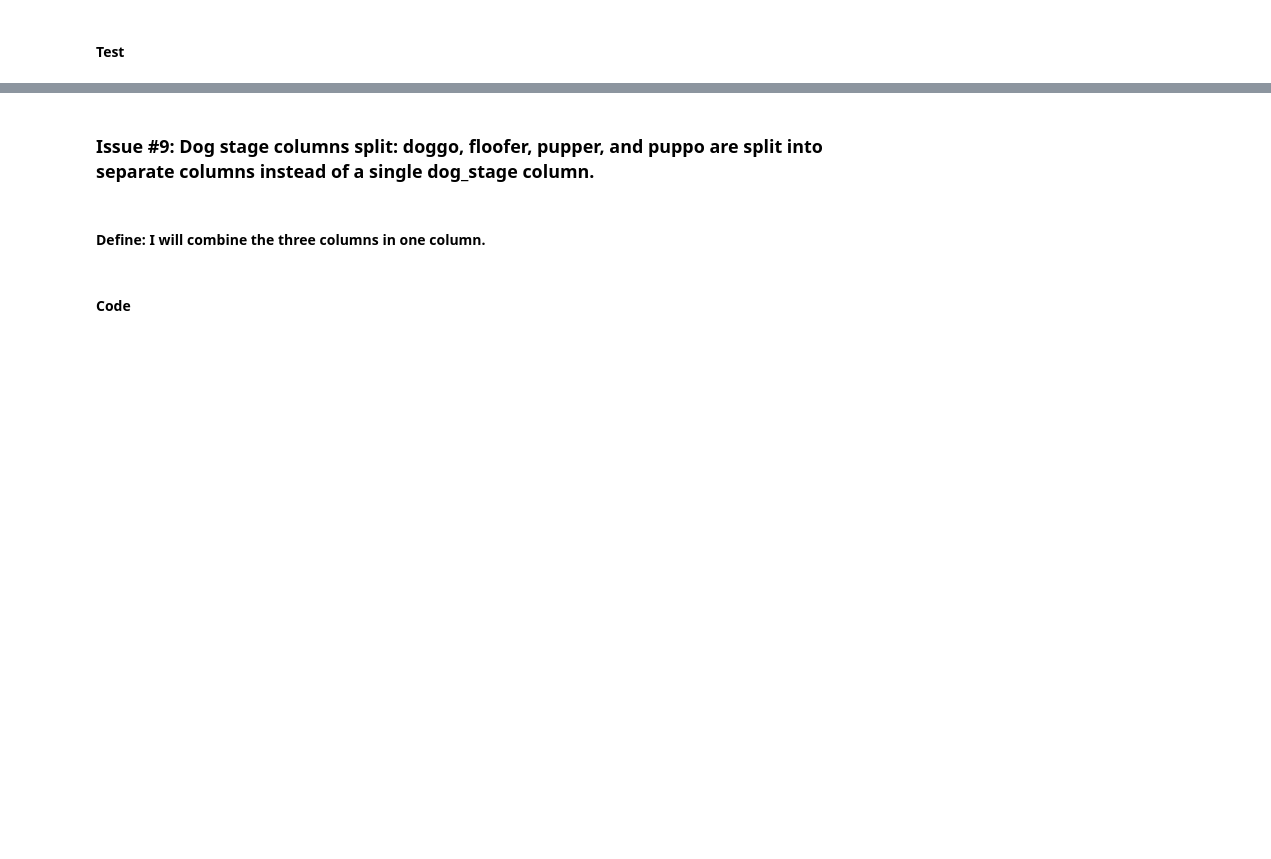
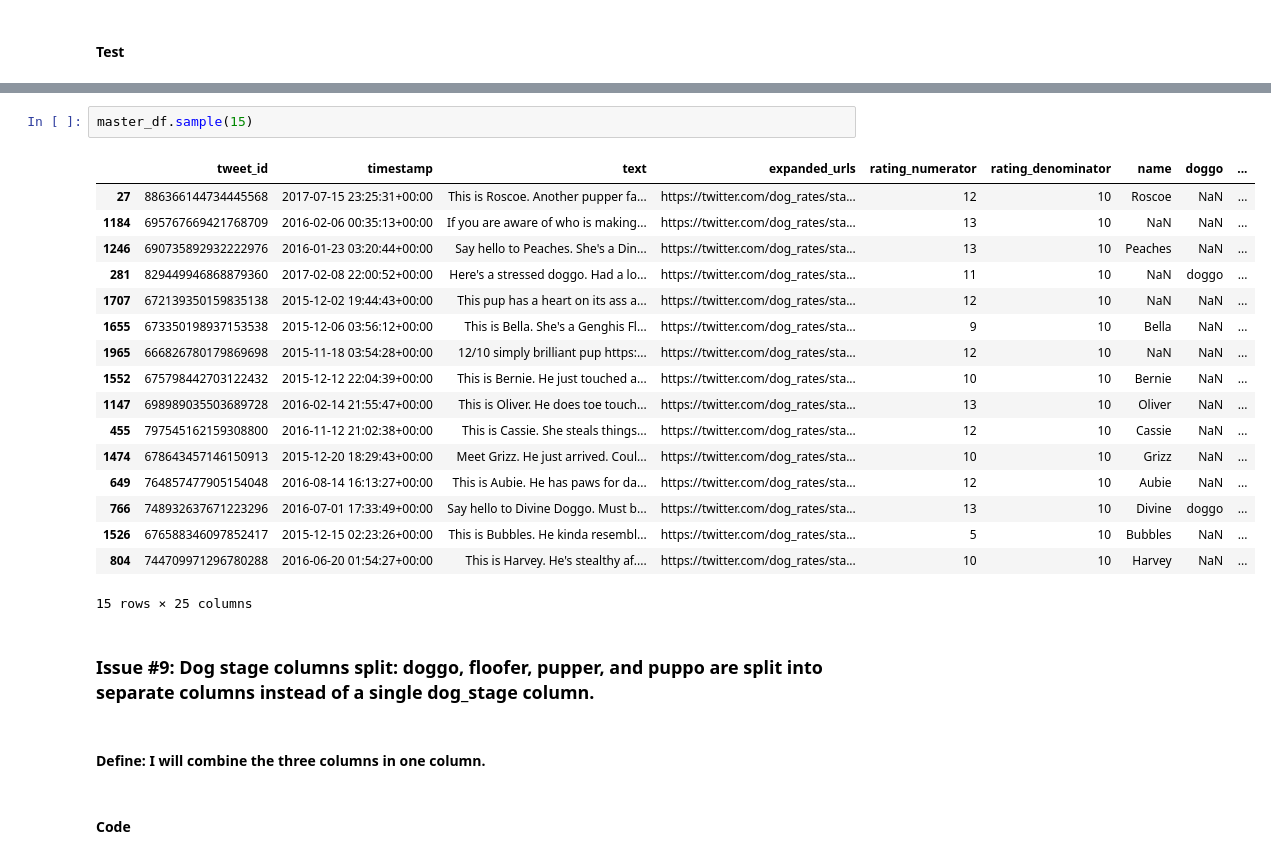
Before and after one commit to youschamp/main, a Jupyter notebook: wrangle_act.ipynb, the cells around one changed output, grey strips where cells are left out. Drawn from its saved outputs; the diff is of its cells as text; blank space fills up the shorter version.

```diff
--- a/wrangle_act.ipynb
+++ b/wrangle_act.ipynb
@@ -407,3 +394,23 @@ df.head()
+# %%
+master_df.sample(15)
+# %% [output]
+|  | tweet_id | timestamp | text | expanded_urls | rating_numerator | rating_denominator | name | doggo | ... |
+| 27 | 886366144734445568 | 2017-07-15 23:25:31+00:00 | This is Roscoe. Another pupper fa... | https://twitter.com/dog_rates/sta... | 12 | 10 | Roscoe | NaN | ... |
+| 1184 | 695767669421768709 | 2016-02-06 00:35:13+00:00 | If you are aware of who is making... | https://twitter.com/dog_rates/sta... | 13 | 10 | NaN | NaN | ... |
+| 1246 | 690735892932222976 | 2016-01-23 03:20:44+00:00 | Say hello to Peaches. She's a Din... | https://twitter.com/dog_rates/sta... | 13 | 10 | Peaches | NaN | ... |
+| 281 | 829449946868879360 | 2017-02-08 22:00:52+00:00 | Here's a stressed doggo. Had a lo... | https://twitter.com/dog_rates/sta... | 11 | 10 | NaN | doggo | ... |
+| 1707 | 672139350159835138 | 2015-12-02 19:44:43+00:00 | This pup has a heart on its ass a... | https://twitter.com/dog_rates/sta... | 12 | 10 | NaN | NaN | ... |
+| 1655 | 673350198937153538 | 2015-12-06 03:56:12+00:00 | This is Bella. She's a Genghis Fl... | https://twitter.com/dog_rates/sta... | 9 | 10 | Bella | NaN | ... |
+| 1965 | 666826780179869698 | 2015-11-18 03:54:28+00:00 | 12/10 simply brilliant pup https:... | https://twitter.com/dog_rates/sta... | 12 | 10 | NaN | NaN | ... |
+| 1552 | 675798442703122432 | 2015-12-12 22:04:39+00:00 | This is Bernie. He just touched a... | https://twitter.com/dog_rates/sta... | 10 | 10 | Bernie | NaN | ... |
+| 1147 | 698989035503689728 | 2016-02-14 21:55:47+00:00 | This is Oliver. He does toe touch... | https://twitter.com/dog_rates/sta... | 13 | 10 | Oliver | NaN | ... |
+| 455 | 797545162159308800 | 2016-11-12 21:02:38+00:00 | This is Cassie. She steals things... | https://twitter.com/dog_rates/sta... | 12 | 10 | Cassie | NaN | ... |
+| 1474 | 678643457146150913 | 2015-12-20 18:29:43+00:00 | Meet Grizz. He just arrived. Coul... | https://twitter.com/dog_rates/sta... | 10 | 10 | Grizz | NaN | ... |
+| 649 | 764857477905154048 | 2016-08-14 16:13:27+00:00 | This is Aubie. He has paws for da... | https://twitter.com/dog_rates/sta... | 12 | 10 | Aubie | NaN | ... |
+| 766 | 748932637671223296 | 2016-07-01 17:33:49+00:00 | Say hello to Divine Doggo. Must b... | https://twitter.com/dog_rates/sta... | 13 | 10 | Divine | doggo | ... |
+| 1526 | 676588346097852417 | 2015-12-15 02:23:26+00:00 | This is Bubbles. He kinda resembl... | https://twitter.com/dog_rates/sta... | 5 | 10 | Bubbles | NaN | ... |
+| 804 | 744709971296780288 | 2016-06-20 01:54:27+00:00 | This is Harvey. He's stealthy af.... | https://twitter.com/dog_rates/sta... | 10 | 10 | Harvey | NaN | ... |
+15 rows × 25 columns
 # %% [markdown]
 ### Issue #9: Dog stage columns split: doggo, floofer, pupper, and puppo are split into separate columns instead of a single dog_stage column.
 # %% [markdown]
```
Also changed, not shown: parts of 23 cells of this notebook, 1 other file.
